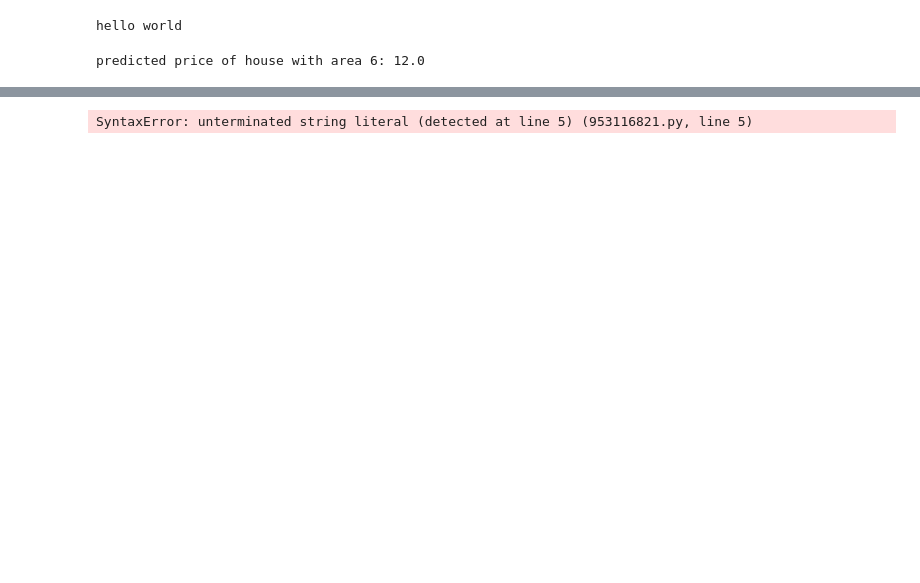
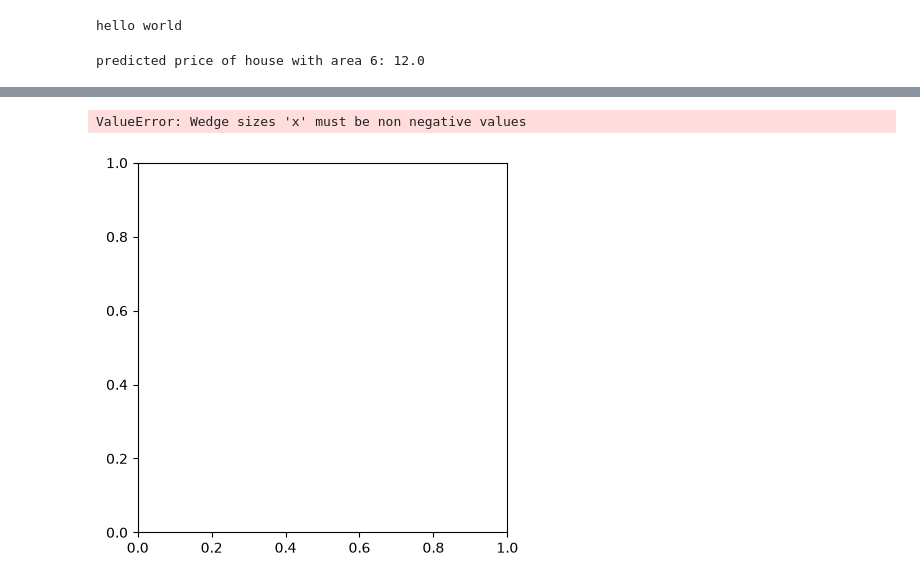
Before and after one commit to Nauman-AI-786/classwork3, a Jupyter notebook: Ml.ipynb, the cells around one changed output, grey strips where cells are left out. Saved outputs shown, nothing was run; the diff lists cells and outputs as text; code cells hidden in the pictures; blank space fills up the shorter version.

```diff
--- a/Ml.ipynb
+++ b/Ml.ipynb
@@ -49,13 +54,16 @@ y= np.array([2, 4, 6, 8, 10]) # 1 dimensional array / price
 
 plt.bar(x,y, color="blue", width=0.9,edgecolor="blue")
 # %%
-x= np.array([1,5])# 1 dimensional array / area
-y= np.array([-2, 4, 6, 8, 10]) # 1 dimensional array / price
+import numpy as np
+
+x = np.array([1, 5])  # 1 dimensional array / area
+y = np.array([-2, 4, 6, 8, 10])  # 1 dimensional array / price
 
 
-plt.pie(y,autopct='%1.1f%', startangles=90,label=["area 1",area 2"],color=["blue","orange"])
+plt.pie(y, autopct='%1.1f%%', startangle=90, labels=["area 1", "area 2"], colors=["blue", "orange"])
 # or plt.pie(x,autopct='%1.1f%', startangles=90)
 plt.title("housing data")
 plt.show()
 # %% [output]
-SyntaxError: unterminated string literal (detected at line 5) (953116821.py, line 5)
+ValueError: Wedge sizes 'x' must be non negative values
+[figure, added]
```
Also changed, not shown: parts of 4 cells of this notebook, 1 other file.
